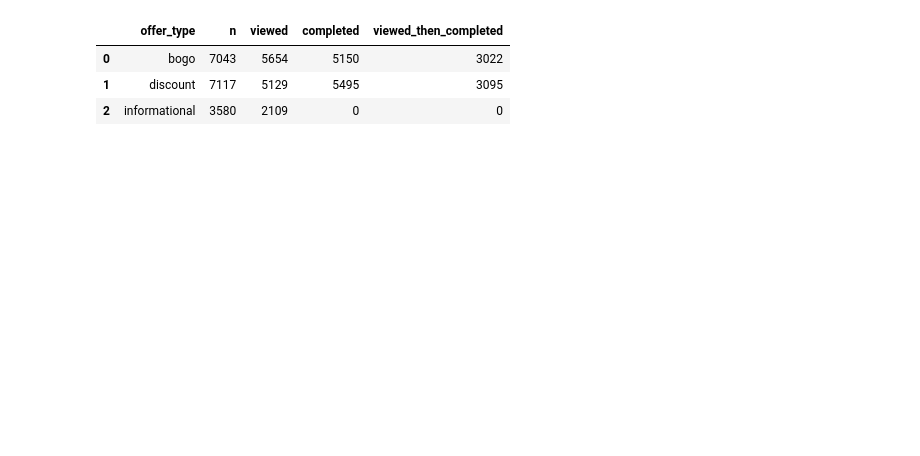
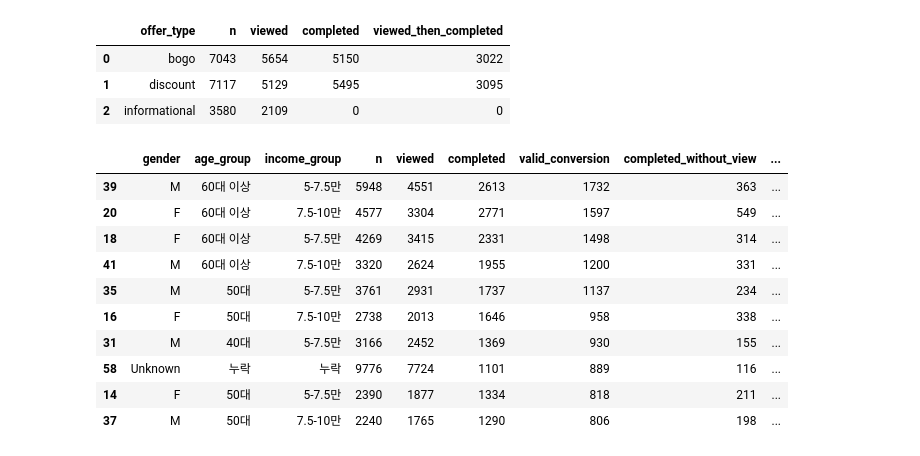
Before and after one commit to rladbstj56/practice_project, a Jupyter notebook: chanhui_EDA/final_analysis/Final_analysis1-4.ipynb, the cells around one changed output. Cells and saved outputs as stored; diff of their text form; code cells hidden in the pictures; blank space fills up the shorter version.

```diff
--- a/chanhui_EDA/final_analysis/Final_analysis1-4.ipynb
+++ b/chanhui_EDA/final_analysis/Final_analysis1-4.ipynb
@@ -338,0 +353,33 @@ offer_seg
+# %%
+seg = (
+    df.groupby(['gender', 'age_group', 'income_group'])
+    .agg(
+        n=('customer_id', 'count'),
+        viewed=('is_viewed', 'sum'),
+        completed=('is_completed', 'sum'),
+        valid_conversion=('is_valid_conversion', 'sum'),
+        completed_without_view=('is_completed_without_view', 'sum'),
+        view_only_dropout=('is_view_only_dropout', 'sum')
+    )
+    .reset_index()
+)
+
+seg['view_rate'] = seg['viewed'] / seg['n']
+seg['valid_conversion_rate_per_received'] = seg['valid_conversion'] / seg['n']
+seg['valid_conversion_rate_per_viewed'] = seg['valid_conversion'] / seg['viewed']
+seg['completed_without_view_ratio'] = seg['completed_without_view'] / seg['completed']
+seg['dropout_after_view_ratio'] = seg['view_only_dropout'] / seg['viewed']
+
+seg.sort_values('valid_conversion', ascending=False).head(10)
+# %% [output]
+|  | gender | age_group | income_group | n | viewed | completed | valid_conversion | completed_without_view | ... |
+| 39 | M | 60대 이상 | 5-7.5만 | 5948 | 4551 | 2613 | 1732 | 363 | ... |
+| 20 | F | 60대 이상 | 7.5-10만 | 4577 | 3304 | 2771 | 1597 | 549 | ... |
+| 18 | F | 60대 이상 | 5-7.5만 | 4269 | 3415 | 2331 | 1498 | 314 | ... |
+| 41 | M | 60대 이상 | 7.5-10만 | 3320 | 2624 | 1955 | 1200 | 331 | ... |
+| 35 | M | 50대 | 5-7.5만 | 3761 | 2931 | 1737 | 1137 | 234 | ... |
+| 16 | F | 50대 | 7.5-10만 | 2738 | 2013 | 1646 | 958 | 338 | ... |
+| 31 | M | 40대 | 5-7.5만 | 3166 | 2452 | 1369 | 930 | 155 | ... |
+| 58 | Unknown | 누락 | 누락 | 9776 | 7724 | 1101 | 889 | 116 | ... |
+| 14 | F | 50대 | 5-7.5만 | 2390 | 1877 | 1334 | 818 | 211 | ... |
+| 37 | M | 50대 | 7.5-10만 | 2240 | 1765 | 1290 | 806 | 198 | ... |
```
Also changed, not shown: parts of 6 cells of this notebook.
